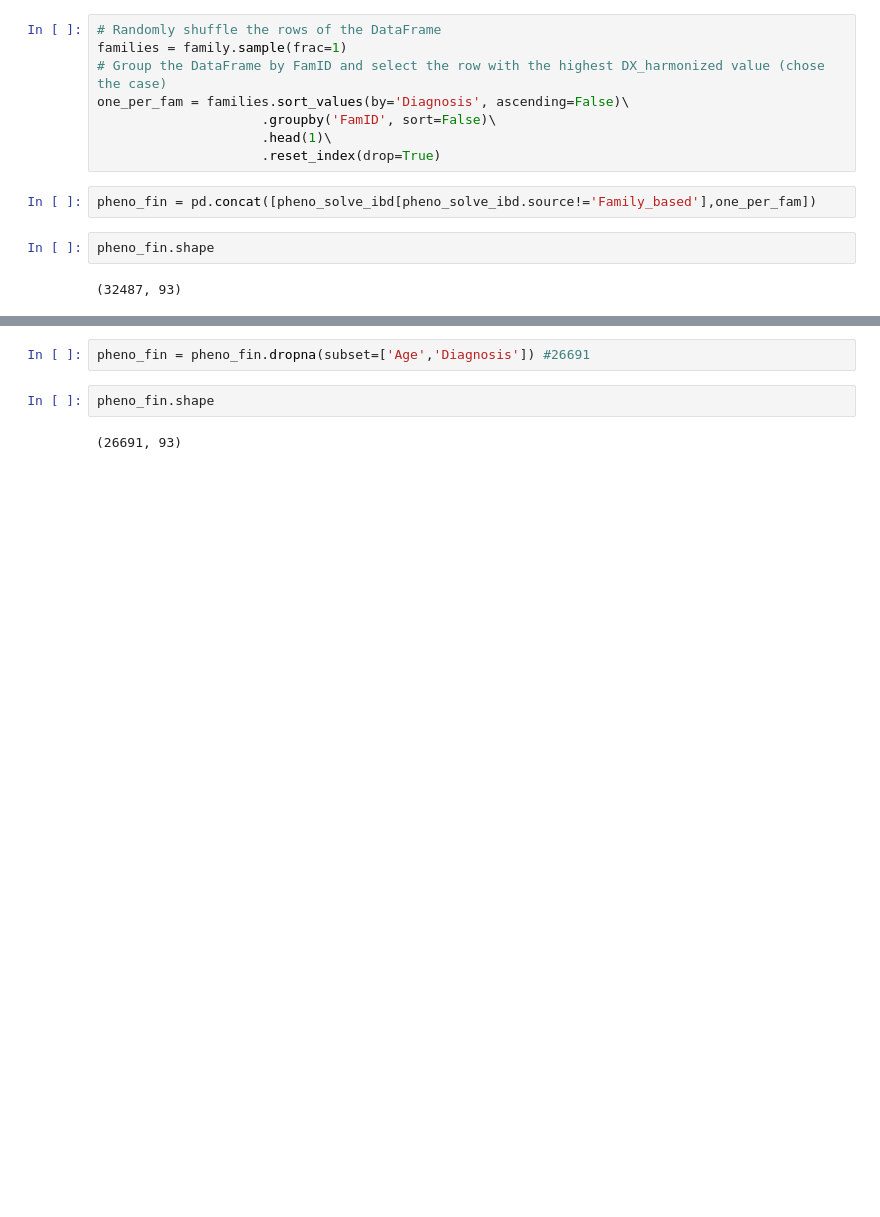
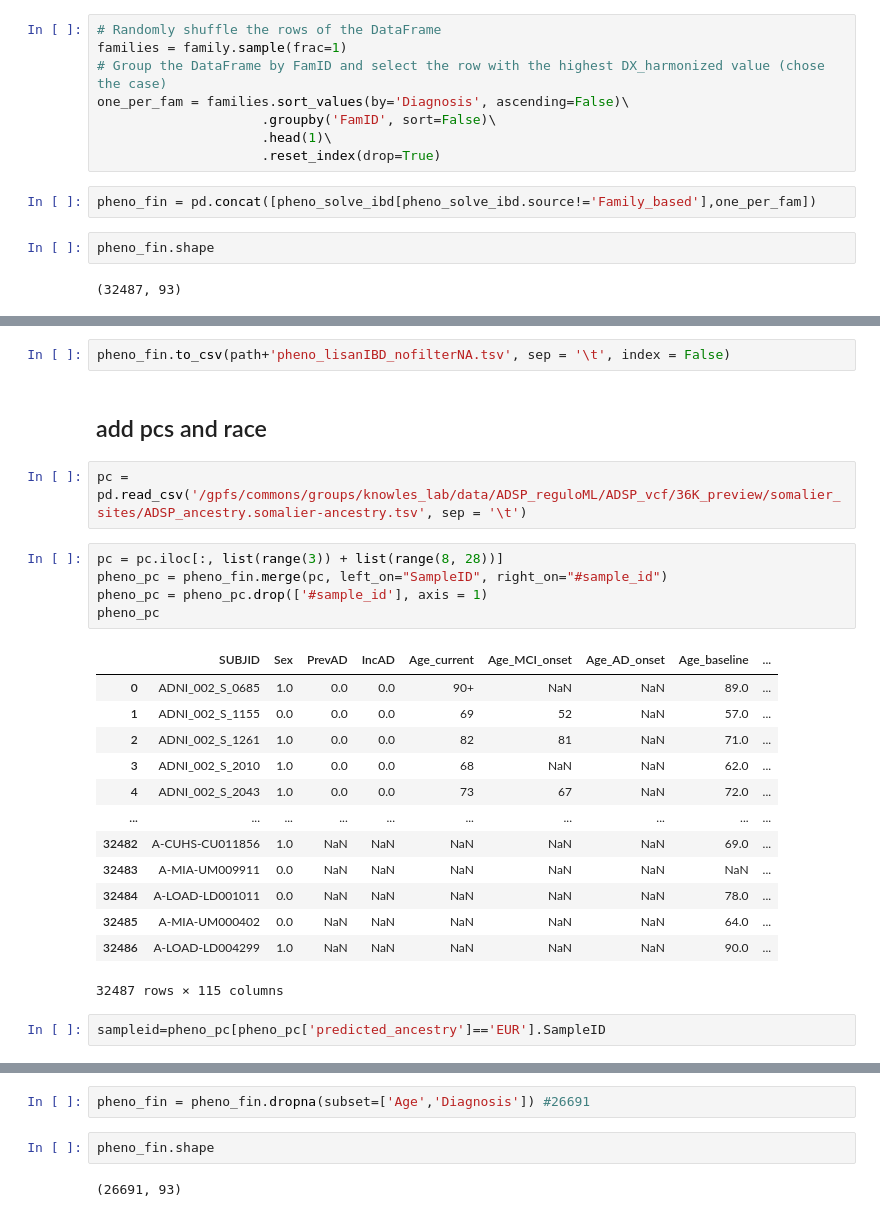
Before and after one commit to teresa-sansan/ADSP_polyfun, a Jupyter notebook: data_processing/phenotype/merge_pheno_36k_lisan.ipynb, the cells around one changed output, grey strips where cells are left out. Cells and saved outputs as stored; diff of their text form; blank space fills up the shorter version.

```diff
--- a/data_processing/phenotype/merge_pheno_36k_lisan.ipynb
+++ b/data_processing/phenotype/merge_pheno_36k_lisan.ipynb
@@ -583,0 +638,27 @@ pheno_fin
+# %%
+pheno_fin.to_csv(path+'pheno_lisanIBD_nofilterNA.tsv', sep = '\t', index = False)
+# %% [markdown]
+## add pcs and race
+# %%
+pc = pd.read_csv('/gpfs/commons/groups/knowles_lab/data/ADSP_reguloML/ADSP_vcf/36K_preview/somalier_sites/ADSP_ancestry.somalier-ancestry.tsv', sep = '\t')
+# %%
+pc = pc.iloc[:, list(range(3)) + list(range(8, 28))]
+pheno_pc = pheno_fin.merge(pc, left_on="SampleID", right_on="#sample_id")
+pheno_pc = pheno_pc.drop(['#sample_id'], axis = 1)
+pheno_pc
+# %% [output]
+|  | SUBJID | Sex | PrevAD | IncAD | Age_current | Age_MCI_onset | Age_AD_onset | Age_baseline | ... |
+| 0 | ADNI_002_S_0685 | 1.0 | 0.0 | 0.0 | 90+ | NaN | NaN | 89.0 | ... |
+| 1 | ADNI_002_S_1155 | 0.0 | 0.0 | 0.0 | 69 | 52 | NaN | 57.0 | ... |
+| 2 | ADNI_002_S_1261 | 1.0 | 0.0 | 0.0 | 82 | 81 | NaN | 71.0 | ... |
+| 3 | ADNI_002_S_2010 | 1.0 | 0.0 | 0.0 | 68 | NaN | NaN | 62.0 | ... |
+| 4 | ADNI_002_S_2043 | 1.0 | 0.0 | 0.0 | 73 | 67 | NaN | 72.0 | ... |
+| ... | ... | ... | ... | ... | ... | ... | ... | ... | ... |
+| 32482 | A-CUHS-CU011856 | 1.0 | NaN | NaN | NaN | NaN | NaN | 69.0 | ... |
+| 32483 | A-MIA-UM009911 | 0.0 | NaN | NaN | NaN | NaN | NaN | NaN | ... |
+| 32484 | A-LOAD-LD001011 | 0.0 | NaN | NaN | NaN | NaN | NaN | 78.0 | ... |
+| 32485 | A-MIA-UM000402 | 0.0 | NaN | NaN | NaN | NaN | NaN | 64.0 | ... |
+| 32486 | A-LOAD-LD004299 | 1.0 | NaN | NaN | NaN | NaN | NaN | 90.0 | ... |
+32487 rows × 115 columns
+# %%
+sampleid=pheno_pc[pheno_pc['predicted_ancestry']=='EUR'].SampleID
```
Also changed, not shown: parts of 9 cells of this notebook, 2 other files.
